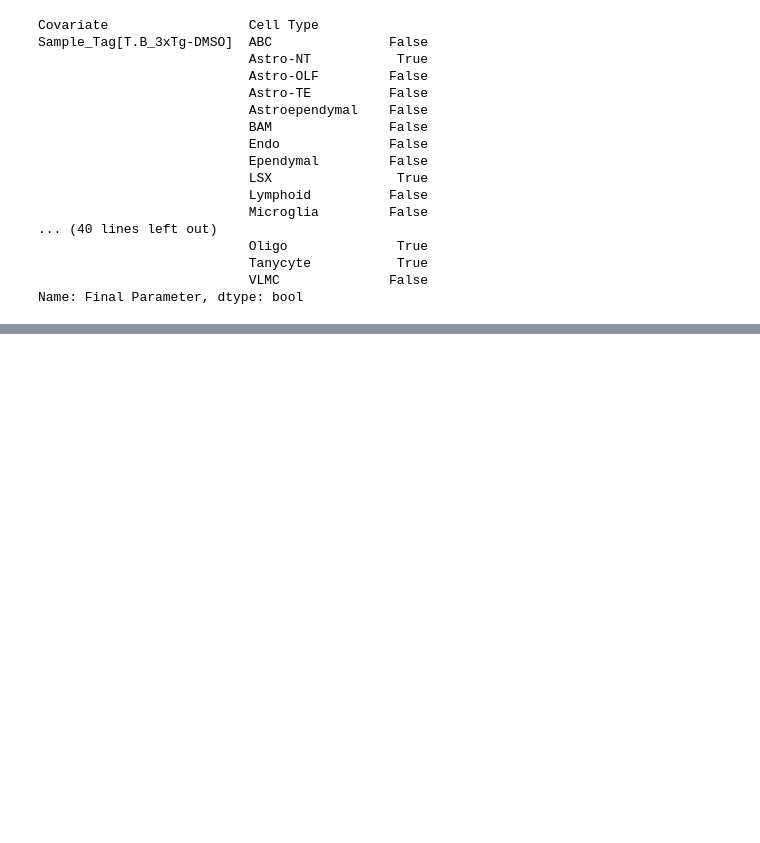
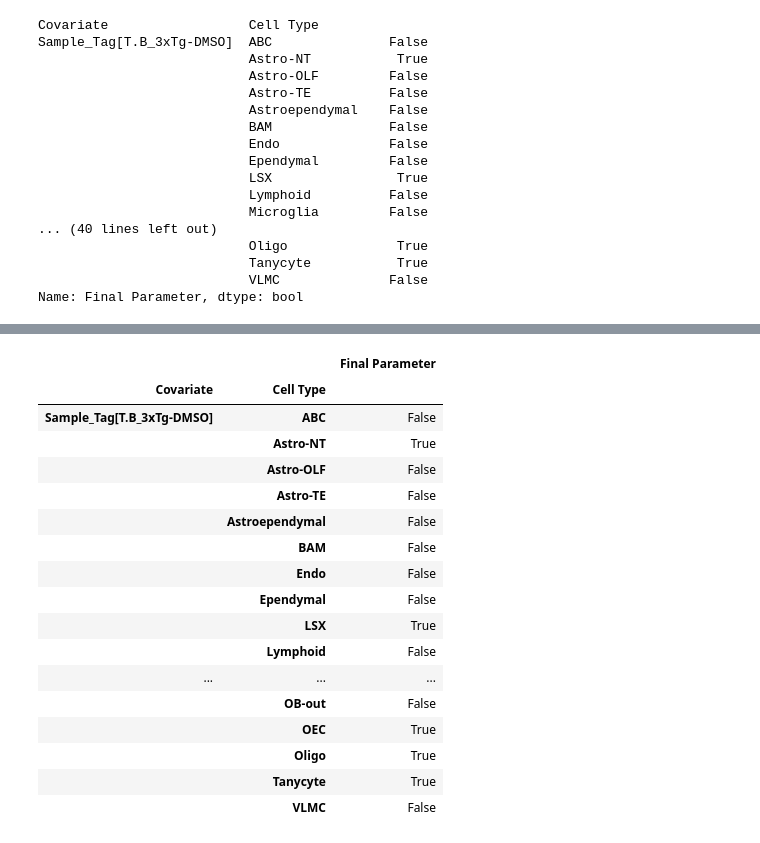
Before and after one commit to Xavier919/scRNAseq_analysis, a Jupyter notebook: notebook3.ipynb, the cells around one changed output, grey strips where cells are left out. Cells and saved outputs as stored; diff of their text form; code cells hidden in the pictures; blank space fills up the shorter version.

```diff
--- a/notebook3.ipynb
+++ b/notebook3.ipynb
@@ -196,3 +207,9 @@ Sample_Tag[T.B_3xTg-DMSO]  ABC               False
                            Tanycyte           True
                            VLMC              False
 Name: Final Parameter, dtype: bool
+# %%
+credible_effects = sccoda_model.credible_effects(sccoda_data, modality_key="coda")
+
+# Converting the credible_effects to a pandas DataFrame
+credible_effects_df = pd.DataFrame(credible_effects)
+print(credible_effects_df)
@@ -199,2 +234,23 @@ Name: Final Parameter, dtype: bool
+# %%
+credible_effects_df
+# %% [output]
+|  |  | Final Parameter |
+| Covariate | Cell Type |  |
+| Sample_Tag[T.B_3xTg-DMSO] | ABC | False |
+|  | Astro-NT | True |
+|  | Astro-OLF | False |
+|  | Astro-TE | False |
+|  | Astroependymal | False |
+|  | BAM | False |
+|  | Endo | False |
+|  | Ependymal | False |
+|  | LSX | True |
+|  | Lymphoid | False |
+| ... | ... | ... |
+|  | OB-out | False |
+|  | OEC | True |
+|  | Oligo | True |
+|  | Tanycyte | True |
+|  | VLMC | False |
 # %%
 pt.pl.coda.effects_barplot(sccoda_data, "coda", "Sample_Tag")
```
Also changed, not shown: parts of 11 cells of this notebook, 3 other files.
